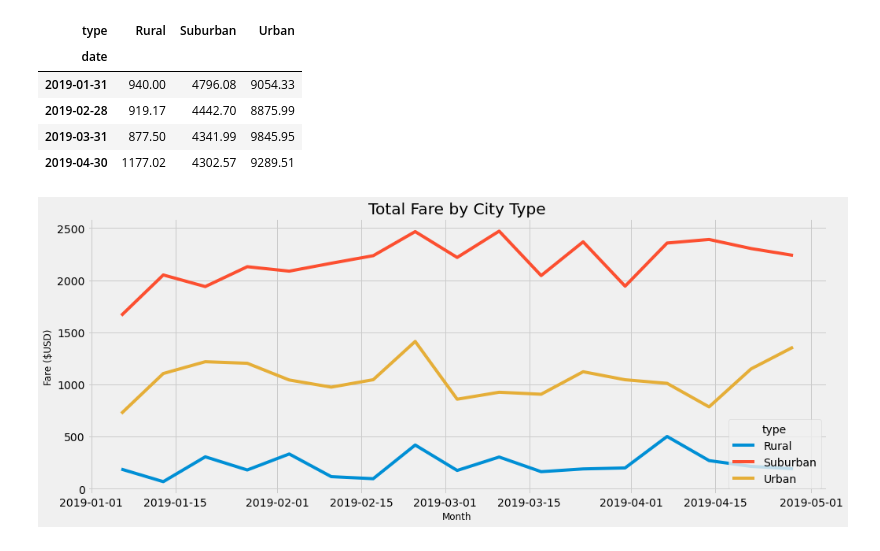
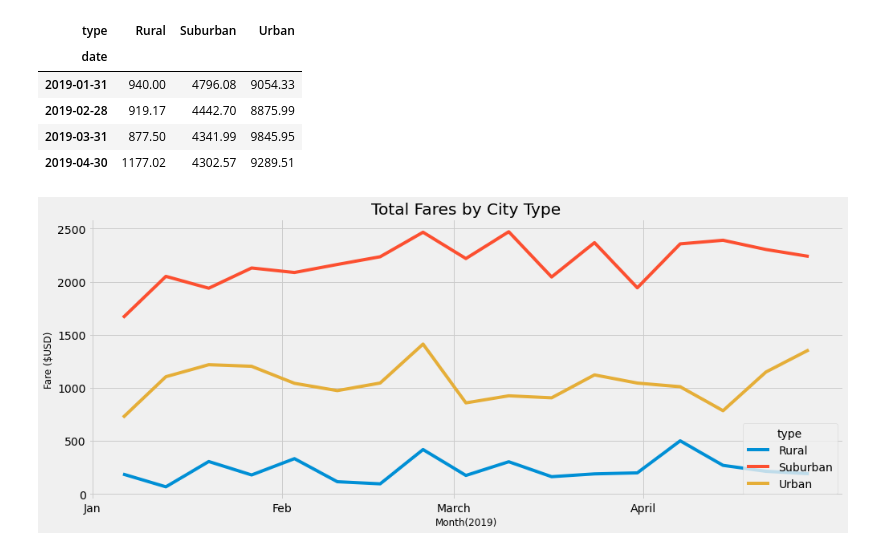
Before and after one commit to klkanchi/PyBer_Analysis, a Jupyter notebook: PyBer_Challenge.ipynb, the cells around one changed output. Saved outputs shown, nothing was run; the diff lists cells and outputs as text; code cells hidden in the pictures.

```diff
--- a/PyBer_Challenge.ipynb
+++ b/PyBer_Challenge.ipynb
@@ -287,33 +287,36 @@ new_pyber_data_from_resamplem
 
 # Import the style from Matplotlib.
 from matplotlib import style
 # Use the graph style fivethirtyeight.
 style.use('fivethirtyeight')
 fig,ax = plt.subplots(figsize=(15,6))
 
 
 ax.plot(new_pyber_data_from_resample['Rural'])
 ax.plot(new_pyber_data_from_resample['Urban'])
 ax.plot(new_pyber_data_from_resample['Suburban'])
-ax.set_title("Total Fare by City Type")
+ax.set_title("Total Fares by City Type")
 
 ax.set_ylabel("Fare ($USD)", fontsize=12)
-ax.set_xlabel("Month", fontsize=12)
+ax.set_xlabel("Month(2019)", fontsize=12)
 ax.grid(True)
+
+ax.set_xticks(['2019-01-01','2019-02-01','2019-03-01','2019-04-01'])
+ax.set_xticklabels(['Jan','Feb','March','April'])
 #handles,labels=ax.get_legend_handles_labels()
 
 ax.legend(["Rural", "Suburban","Urban"], loc ="lower right",title ="type")
 #ax.legend(
 
 #)
 #lgnd = plt.legend(fontsize="12",mode="Expanded",scatterpoints=1,loc="bottom-right",title="type")
 #lgnd.legend_handle[0]._sizes = [75]
 #lgnd.legend_handles[1]._sizes = [75]
 #lgnd.legend_handles[2]._sizes = [75]
 #lgnd.get_title().set_fontsize(12)
 
 
 
 plt.show()
 # %% [output]
-[figure, old version]
+[figure, new version]
```
